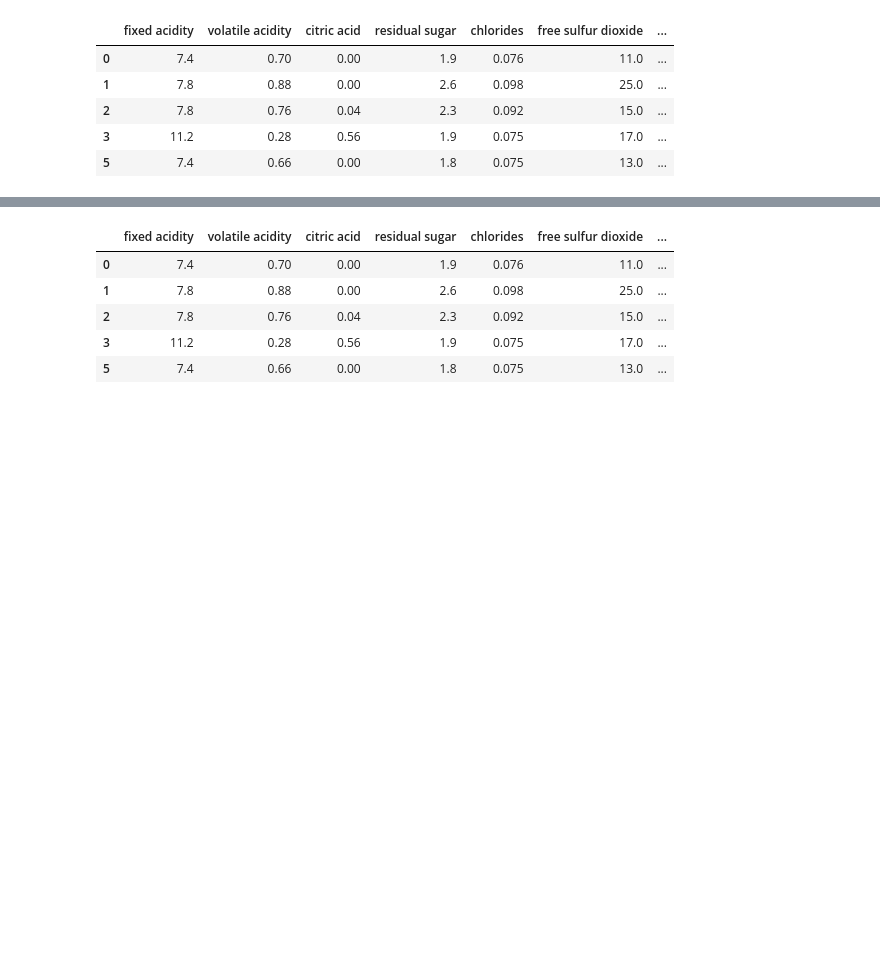
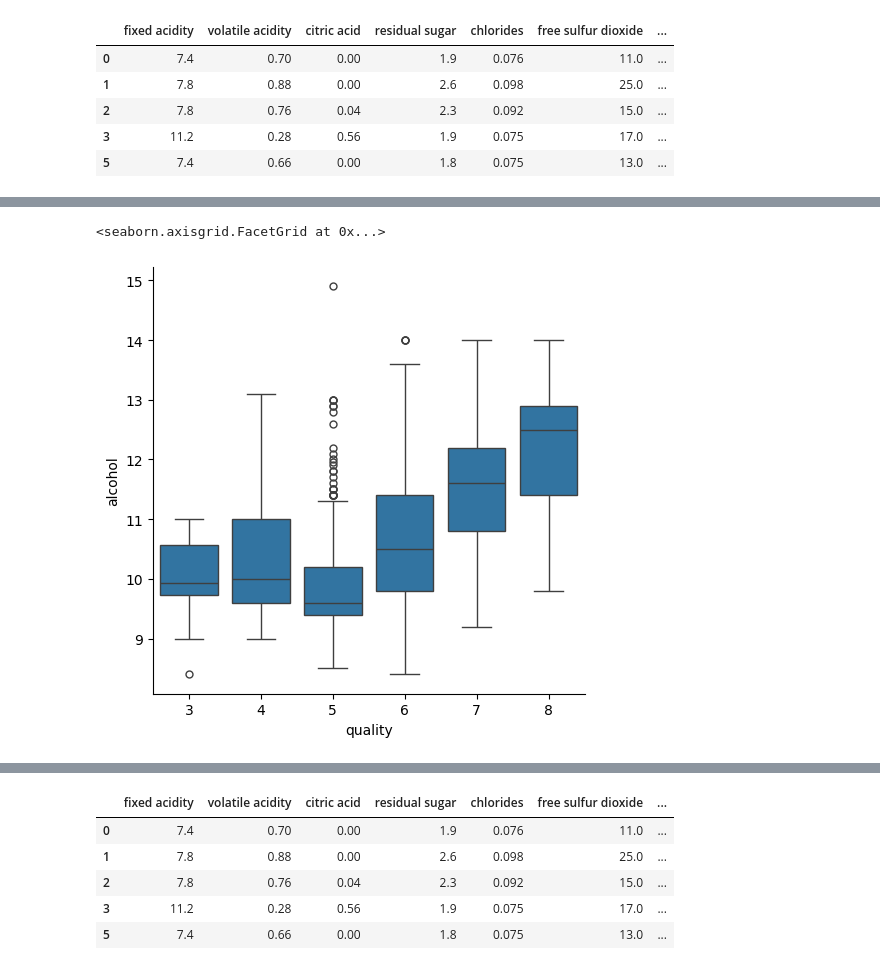
Before and after one commit to 6arnav9/udemy-data-science, a Jupyter notebook: eda-and-feature-engineering/1.0-WinequalityEDA.ipynb, the cells around one changed output, grey strips where cells are left out. Drawn from its saved outputs; the diff is of its cells as text; code cells hidden in the pictures; blank space fills up the shorter version.

```diff
--- a/eda-and-feature-engineering/1.0-WinequalityEDA.ipynb
+++ b/eda-and-feature-engineering/1.0-WinequalityEDA.ipynb
@@ -260,7 +264,10 @@ sns.pairplot(df)
 ---
 # %%
 ##categorical Plot
-sns.catplot(x='quality', y='alcohol', data=df, kind="box")
+sns.catplot(x='quality', y='alcohol', data=df, kind="box", )
+# %% [output]
+<seaborn.axisgrid.FacetGrid at 0x...>
+[figure, added]
 # %% [markdown]
 **Interpretation: Boxplot of Alcohol by Quality**
 
```
Also changed, not shown: parts of 14 cells of this notebook, 1 other file.
